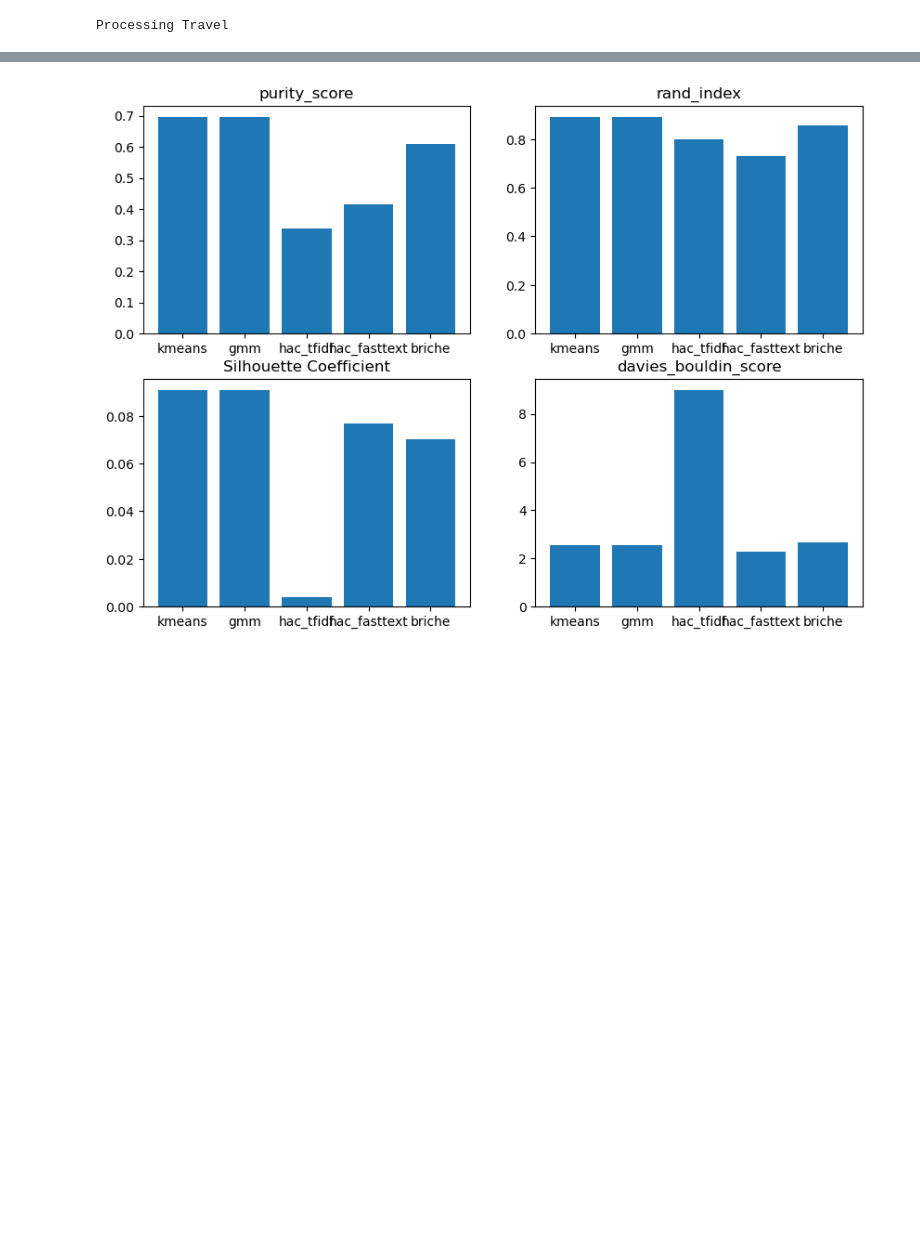
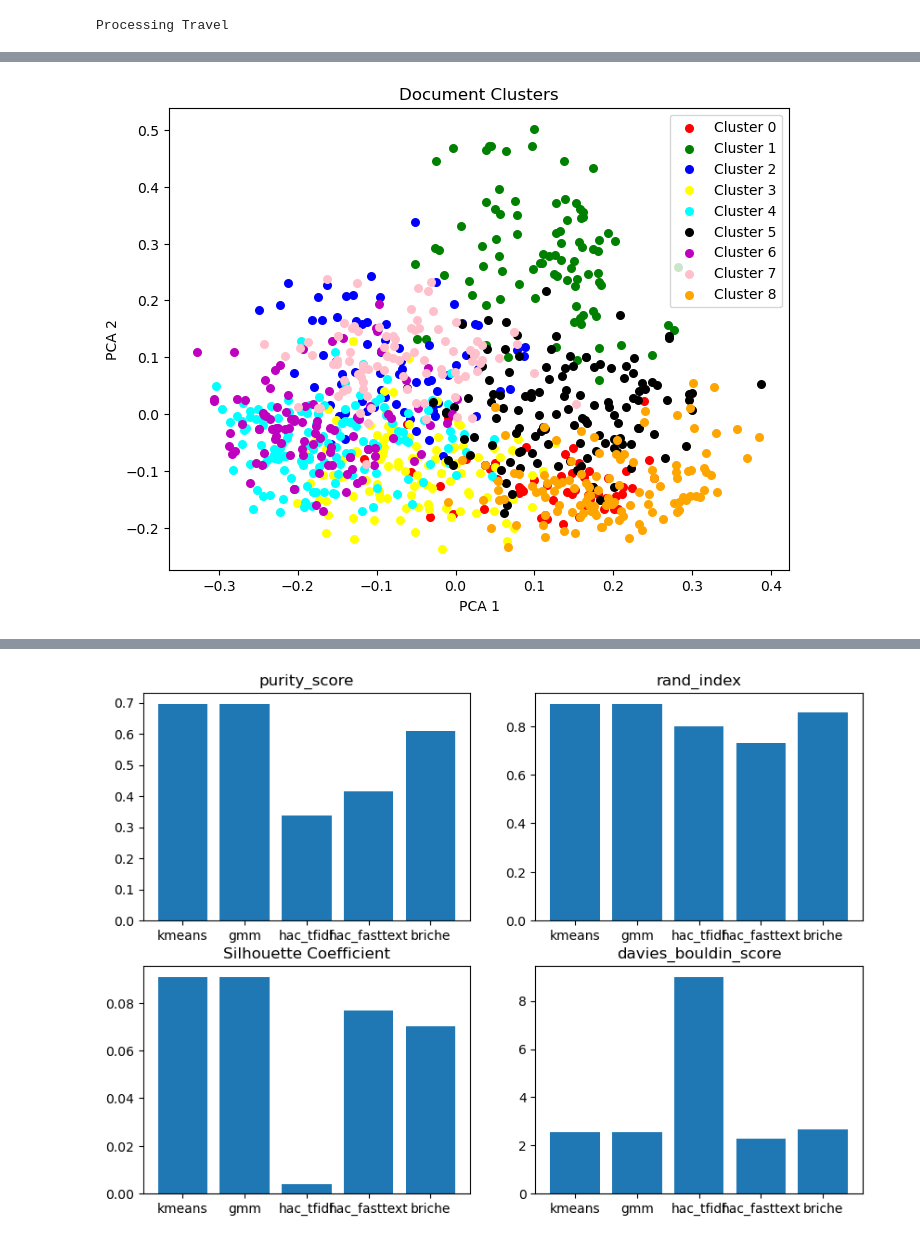
Before and after one commit to DowndraftK/-, a Jupyter notebook: homework_3.ipynb, the cells around one changed output, grey strips where cells are left out. Drawn from its saved outputs; the diff is of its cells as text; code cells hidden in the pictures; blank space fills up the shorter version.

```diff
--- a/homework_3.ipynb
+++ b/homework_3.ipynb
@@ -282,0 +331,4 @@ Cluster 8: 与会 3月份 不好意思 一般来说 上升 上班 三级 业界
+# %%
+matplot(true_k, pca_fasttext(news_vec), gmm_labels[9])
+# %% [output]
+[figure, added]
```
Also changed, not shown: parts of 34 cells of this notebook.
